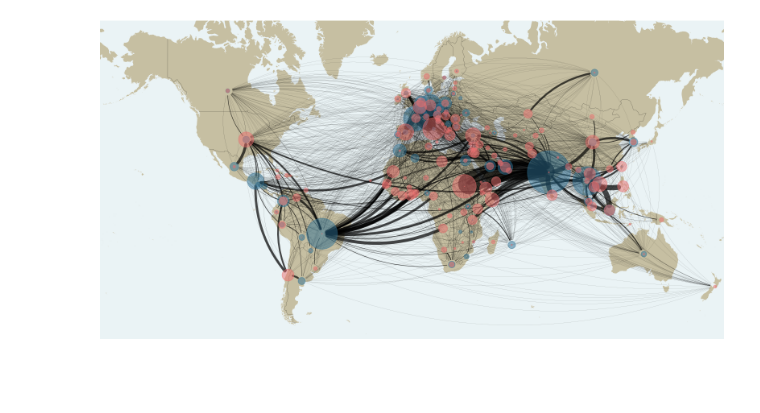
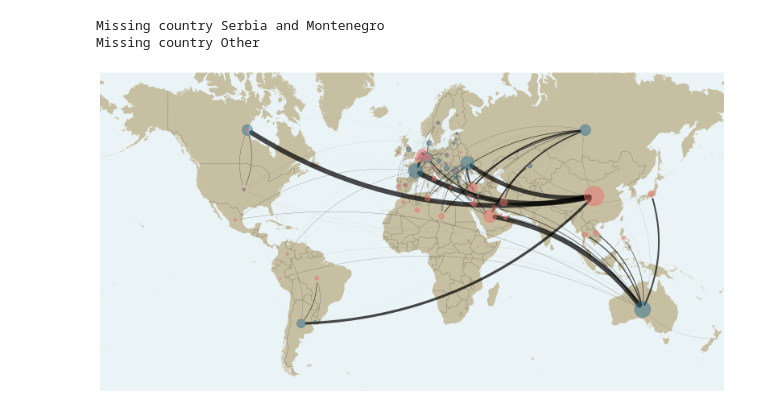
Before and after one commit to estevaofuzaro98/NeuralABM, a Jupyter notebook: models/IOT_NN/map_plot.ipynb, the cells around one changed output. Drawn from its saved outputs; the diff is of its cells as text; code cells hidden in the pictures; blank space fills up the shorter version.

```diff
--- a/models/IOT_NN/map_plot.ipynb
+++ b/models/IOT_NN/map_plot.ipynb
@@ -137,8 +54,3 @@ def plot_map(data: xr.DataArray, country_coords: pd.DataFrame, *, special_countr
 # %%
-# Read the country coordinates
-country_coords = pd.read_csv("/Users/thomasgaskin/FAOSTAT_data/Country_coords.csv", index_col=0)
-for pair in [("Czech Republic", "Czechia"), ("Macedonia [FYROM]", "North Macedonia"), ("Swaziland", "Eswatini"),
-             ("Brunei", "Brunei Darussalam"), ("Congo [DRC]", "DR Congo"), ("Montenegro", "Serbia and Montenegro"),
-             ("Palestinian Territories", "Palestine"), ("Moldova", "Republic of Moldova"), ("Sudan", "Sudan (former)"), ("Congo [Republic]", "Congo"),
-             ("Cape Verde", "Cabo Verde"), ("Sudan", "South Sudan")]:
-    country_coords.loc[pair[1]] = country_coords.loc[pair[0]]
+# Load the lookup table, containing coordinates and ISO codes
+lookup_table = pd.read_csv("/Users/thomasgaskin/FAOSTAT_data/lookup_table.csv", index_col=0)
@@ -152,4 +147,7 @@ for comm in ['Rice', 'Wheat', 'Bananas', 'Avocados', 'Wine', 'Vegetables', 'Choc
 # %%
-plot_map(xr.open_dataarray(f"/Users/thomasgaskin/FAOSTAT_data/Refined sugar/All_Data_Refined sugar_Quantity_2000-2022_pooled_0.95.nc").sel({"Year": 2022}).mean("Reporter", skipna=True), country_coords, arrow_dict=dict(arrowstyle='-'), extent=[-180, 180, -60, 73], size_factor=0.5, width_factor=0.5).savefig(f"/Users/thomasgaskin/FAOSTAT_data/Refined sugar/Refined sugar_map.png", dpi=300)
+fig, ax = plot_map(xr.open_dataarray(f"/Users/thomasgaskin/FAOSTAT_data/Datasets/Barley_pooled_0.99_2000-2022.nc").sel({"Element": "Quantity, t", "Year": 2021}, drop=True).mean("Reporter", skipna=True), arrow_dict=dict(arrowstyle='-'), extent=[-180, 180, -60, 73], size_factor=0.05, width_factor=5e-2)
+fig.savefig("/Users/thomasgaskin/FAOSTAT_data/Barley_2021.png", dpi=300, bbox_inches='tight')
 # %% [output]
+Missing country Serbia and Montenegro
+Missing country Other
-[figure, old version]
+[figure, new version]
```
Also changed, not shown: parts of 4 cells of this notebook, 1 other file.
